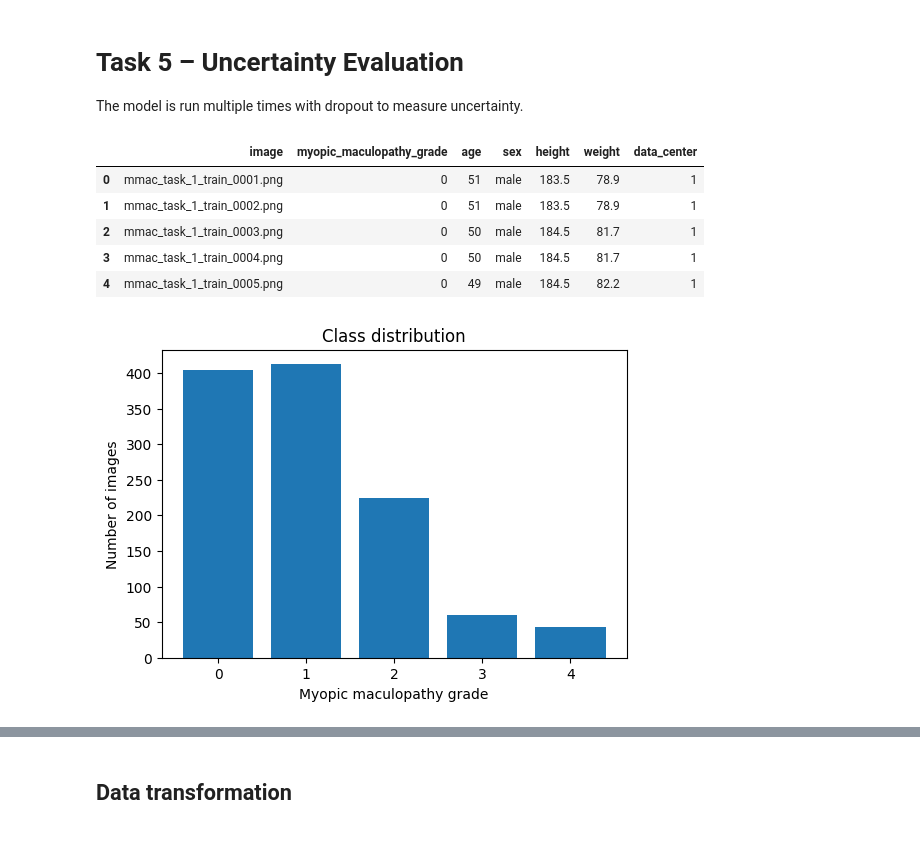
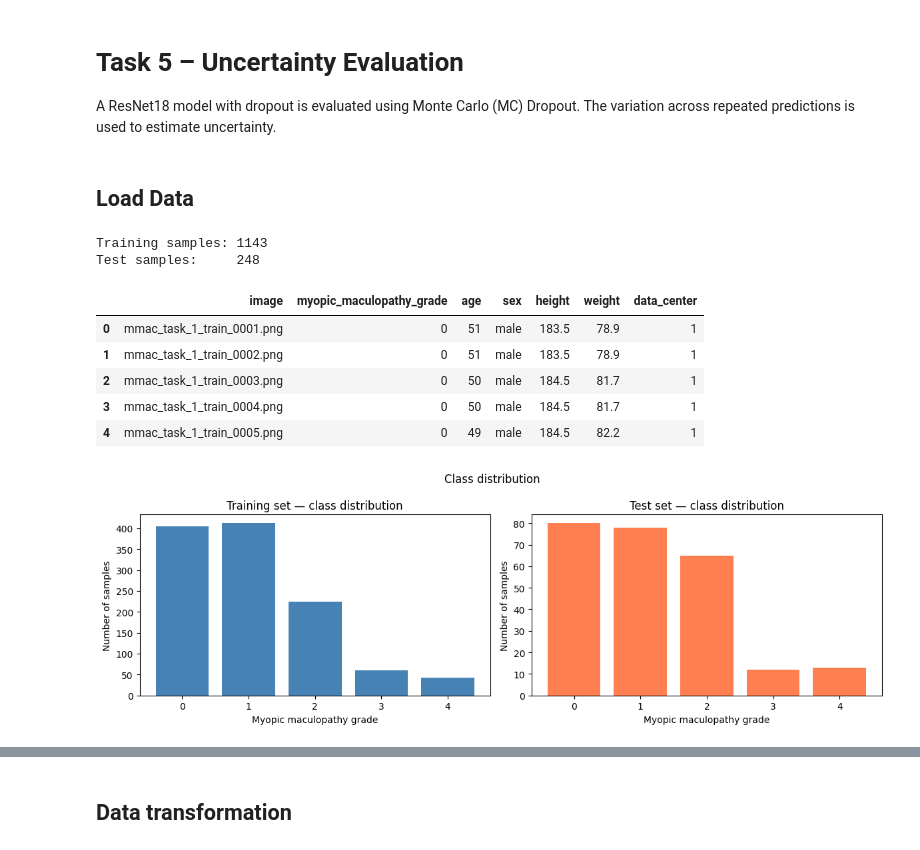
Before and after one commit to thuitema0/MPHY0050, a Jupyter notebook: Task5.ipynb, the cells around one changed output, grey strips where cells are left out. Cells and saved outputs as stored; diff of their text form; code cells hidden in the pictures.

```diff
--- a/Task5.ipynb
+++ b/Task5.ipynb
@@ -1,6 +1,7 @@
 # %% [markdown]
 # Task 5 – Uncertainty Evaluation
-The model is run multiple times with dropout to measure uncertainty.
+
+A ResNet18 model with dropout is evaluated using Monte Carlo (MC) Dropout. The variation across repeated predictions is used to estimate uncertainty.
 # %%
 import os
 import numpy as np
@@ -16,33 +21,51 @@ from torchvision import transforms
+# %% [markdown]
+## Load Data
 # %%
 # Paths to data
-train_images_folder = "Data/Training/Training_Images"
-train_csv = "Data/Training/Training_LabelsDemographic.csv"
-
-test_images_folder = "Data/Testing/Testing_Images"
-test_csv = "Data/Testing/Testing_LabelDemographic.csv"
+train_images_folder = 'Data/Training/Training_Images'
+train_csv           = 'Data/Training/Training_LabelsDemographic.csv'
+test_images_folder  = 'Data/Testing/Testing_Images'
+test_csv            = 'Data/Testing/Testing_LabelDemographic.csv'
 
 # Load labels
 train_df = pd.read_csv(train_csv)
-test_df = pd.read_csv(test_csv)
+test_df  = pd.read_csv(test_csv)
 
+print('Training samples:', len(train_df))
+print('Test samples:    ', len(test_df))
 train_df.head()
 # %% [output]
+Training samples: 1143
+Test samples:     248
 |  | image | myopic_maculopathy_grade | age | sex | height | weight | data_center |
 | 0 | mmac_task_1_train_0001.png | 0 | 51 | male | 183.5 | 78.9 | 1 |
 | 1 | mmac_task_1_train_0002.png | 0 | 51 | male | 183.5 | 78.9 | 1 |
 | 2 | mmac_task_1_train_0003.png | 0 | 50 | male | 184.5 | 81.7 | 1 |
 | 3 | mmac_task_1_train_0004.png | 0 | 50 | male | 184.5 | 81.7 | 1 |
 | 4 | mmac_task_1_train_0005.png | 0 | 49 | male | 184.5 | 82.2 | 1 |
-# %%
-# Class distribution of dataset to identify imbalance
-class_counts = train_df["myopic_maculopathy_grade"].value_counts().sort_index()
-
-plt.figure(figsize=(6, 4))
-plt.bar(class_counts.index, class_counts.values)
-plt.xlabel("Myopic maculopathy grade")
-plt.ylabel("Number of images")
-plt.title("Class distribution")
-plt.xticks(class_counts.index)
-plt.show()
-# %% [output]
-[figure, removed]
+# %%
+# Class distribution of dataset to identify imbalance
+class_counts = train_df["myopic_maculopathy_grade"].value_counts().sort_index()
+test_counts = test_df["myopic_maculopathy_grade"].value_counts().sort_index()
+
+fig, axes = plt.subplots(1, 2, figsize=(12, 4))
+
+# Training set
+axes[0].bar(class_counts.index, class_counts.values, color="steelblue")
+axes[0].set_xlabel("Myopic maculopathy grade")
+axes[0].set_ylabel("Number of samples")
+axes[0].set_title("Training set — class distribution")
+axes[0].set_xticks(class_counts.index)
+
+# Test set
+axes[1].bar(test_counts.index, test_counts.values, color="coral")
+axes[1].set_xlabel("Myopic maculopathy grade")
+axes[1].set_ylabel("Number of samples")
+axes[1].set_title("Test set — class distribution")
+axes[1].set_xticks(test_counts.index)
+
+plt.suptitle("Class distribution", fontsize=12)
+plt.tight_layout()
+plt.show()
+# %% [output]
+[figure, added]
```
Also changed, not shown: parts of 43 cells of this notebook.
